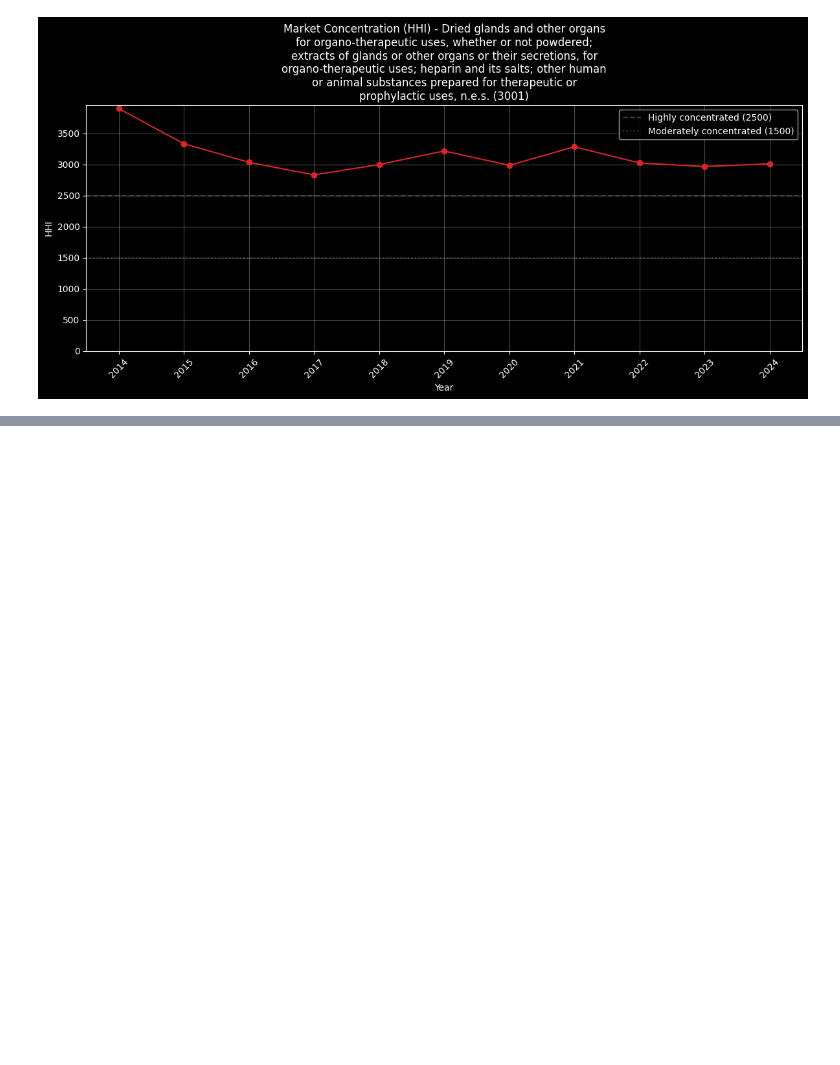
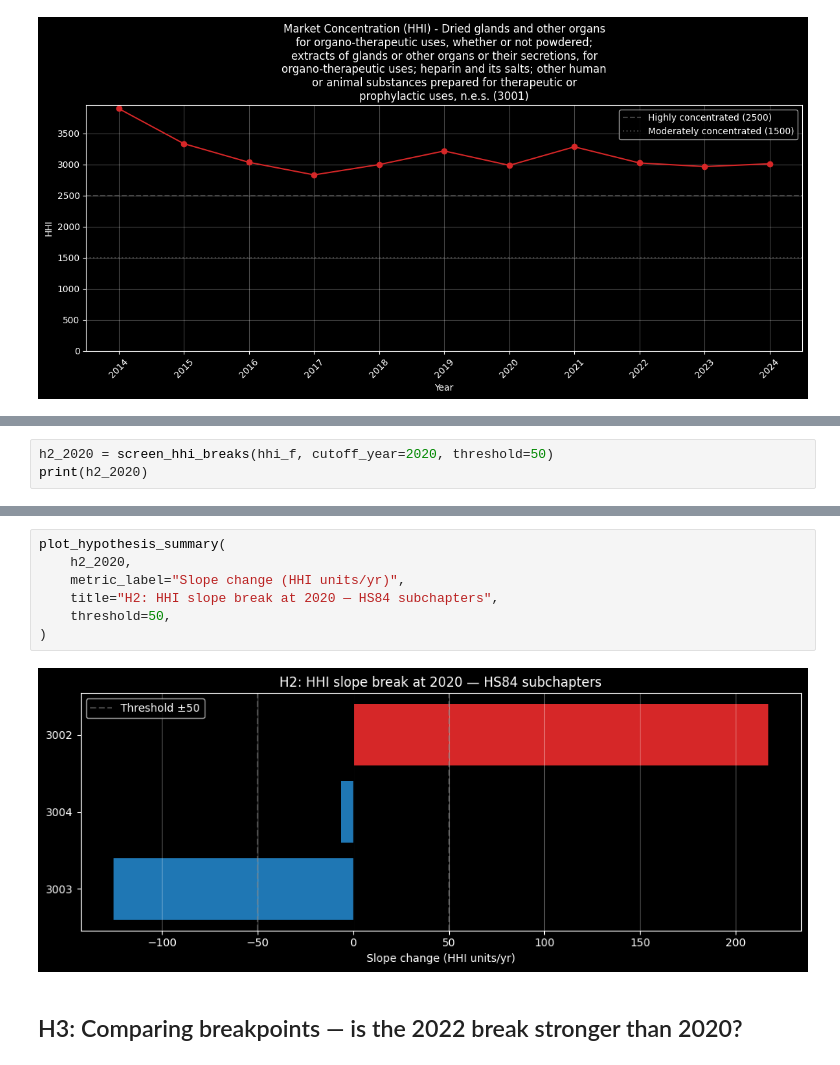
Before and after one commit to Almaroo/hs_codes_analysis, a Jupyter notebook: analyze_hs_30.ipynb, the cells around one changed output, grey strips where cells are left out. Drawn from its saved outputs; the diff is of its cells as text; blank space fills up the shorter version.

```diff
--- a/analyze_hs_30.ipynb
+++ b/analyze_hs_30.ipynb
@@ -121,0 +124,3 @@ plot_hhi_over_time(hhi, code, product_name=name)
+# %%
+h2_2020 = screen_hhi_breaks(hhi_f, cutoff_year=2020, threshold=50)
+print(h2_2020)
@@ -121,0 +140,11 @@ plot_hhi_over_time(hhi, code, product_name=name)
+# %%
+plot_hypothesis_summary(
+    h2_2020,
+    metric_label="Slope change (HHI units/yr)",
+    title="H2: HHI slope break at 2020 — HS84 subchapters",
+    threshold=50,
+)
+# %% [output]
+[figure, added]
+# %% [markdown]
+## H3: Comparing breakpoints — is the 2022 break stronger than 2020?
```
Also changed, not shown: parts of 15 cells of this notebook, 3 other files.
